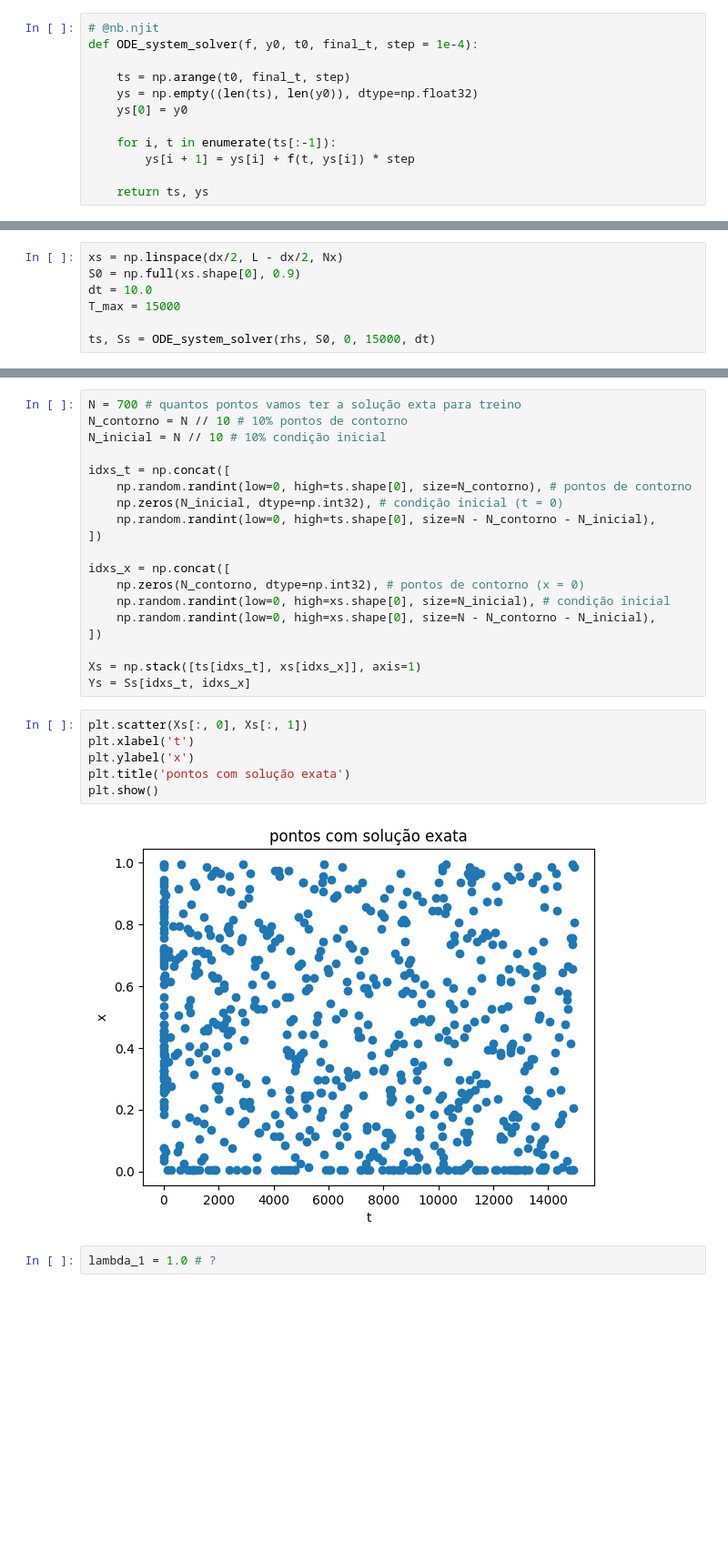
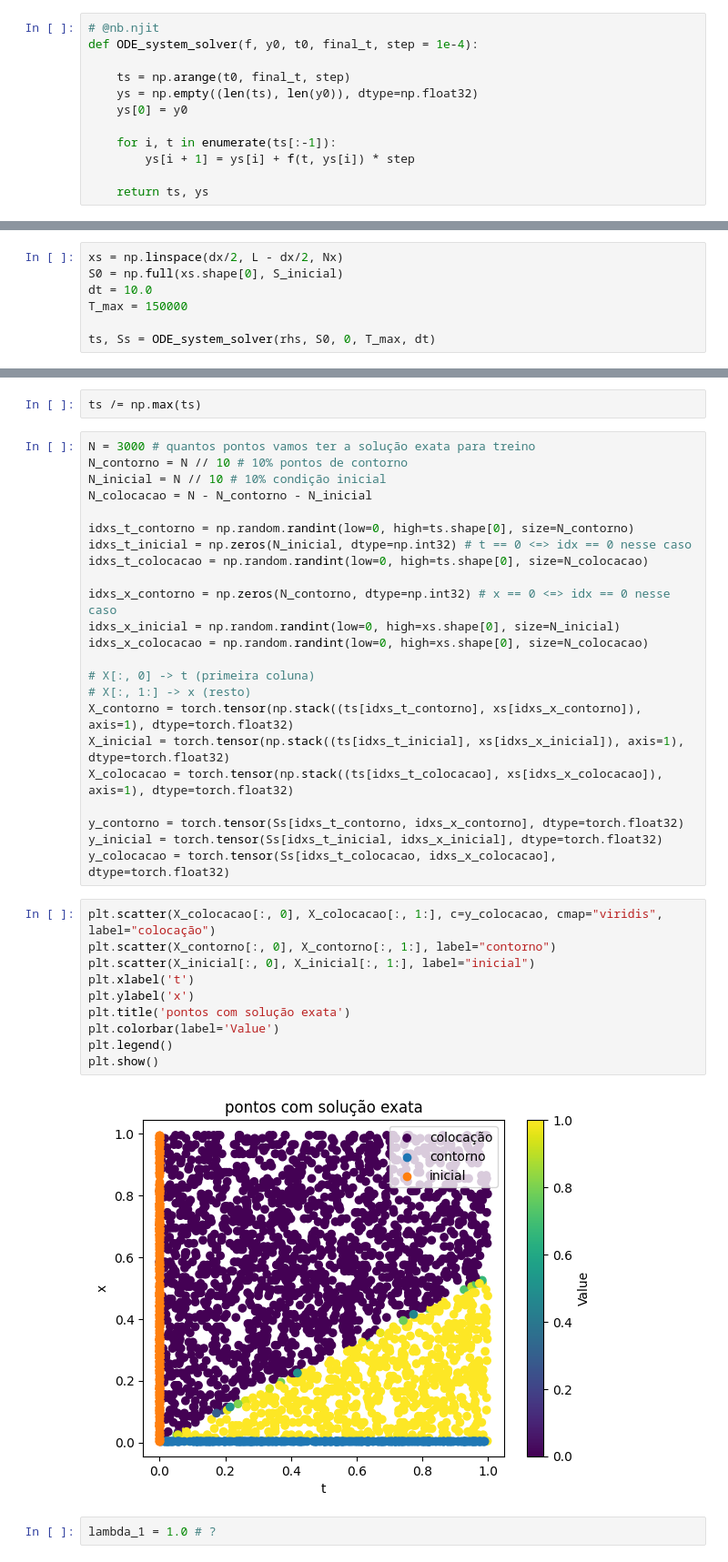
Before and after one commit to LabFluid/biossurfactantes, a Jupyter notebook: GA-PINN__teste.ipynb, the cells around one changed output, grey strips where cells are left out. Shown at 91% size. Drawn from its saved outputs; the diff is of its cells as text; blank space fills up the shorter version.

```diff
--- a/GA-PINN__teste.ipynb
+++ b/GA-PINN__teste.ipynb
@@ -67,9 +79,9 @@ def rhs(t, y):
     return -(F[1:] - F[:-1]) / (phi * dx)
 # %%
 xs = np.linspace(dx/2, L - dx/2, Nx)
-S0 = np.full(xs.shape[0], 0.9)
+S0 = np.full(xs.shape[0], S_inicial)
 dt = 10.0
-T_max = 15000
+T_max = 150000
 
-ts, Ss = ODE_system_solver(rhs, S0, 0, 15000, dt)
+ts, Ss = ODE_system_solver(rhs, S0, 0, T_max, dt)
 # %%
@@ -87,30 +99,40 @@ plt.show()
+# %%
+ts /= np.max(ts)
 # %%
-N = 700 # quantos pontos vamos ter a solução exta para treino
+N = 3000 # quantos pontos vamos ter a solução exata para treino
 N_contorno = N // 10 # 10% pontos de contorno
 N_inicial = N // 10 # 10% condição inicial
+N_colocacao = N - N_contorno - N_inicial
 
-idxs_t = np.concat([
-    np.random.randint(low=0, high=ts.shape[0], size=N_contorno), # pontos de contorno
-    np.zeros(N_inicial, dtype=np.int32), # condição inicial (t = 0)
-    np.random.randint(low=0, high=ts.shape[0], size=N - N_contorno - N_inicial),
-])
+idxs_t_contorno = np.random.randint(low=0, high=ts.shape[0], size=N_contorno)
+idxs_t_inicial = np.zeros(N_inicial, dtype=np.int32) # t == 0 <=> idx == 0 nesse caso
+idxs_t_colocacao = np.random.randint(low=0, high=ts.shape[0], size=N_colocacao)
 
-idxs_x = np.concat([
-    np.zeros(N_contorno, dtype=np.int32), # pontos de contorno (x = 0)
-    np.random.randint(low=0, high=xs.shape[0], size=N_inicial), # condição inicial
-    np.random.randint(low=0, high=xs.shape[0], size=N - N_contorno - N_inicial),
-])
+idxs_x_contorno = np.zeros(N_contorno, dtype=np.int32) # x == 0 <=> idx == 0 nesse caso
+idxs_x_inicial = np.random.randint(low=0, high=xs.shape[0], size=N_inicial)
+idxs_x_colocacao = np.random.randint(low=0, high=xs.shape[0], size=N_colocacao)
 
-Xs = np.stack([ts[idxs_t], xs[idxs_x]], axis=1)
-Ys = Ss[idxs_t, idxs_x]
+# X[:, 0] -> t (primeira coluna)
+# X[:, 1:] -> x (resto)
+X_contorno = torch.tensor(np.stack((ts[idxs_t_contorno], xs[idxs_x_contorno]), axis=1), dtype=torch.float32)
+X_inicial = torch.tensor(np.stack((ts[idxs_t_inicial], xs[idxs_x_inicial]), axis=1), dtype=torch.float32)
+X_colocacao = torch.tensor(np.stack((ts[idxs_t_colocacao], xs[idxs_x_colocacao]), axis=1), dtype=torch.float32)
+
+y_contorno = torch.tensor(Ss[idxs_t_contorno, idxs_x_contorno], dtype=torch.float32)
+y_inicial = torch.tensor(Ss[idxs_t_inicial, idxs_x_inicial], dtype=torch.float32)
+y_colocacao = torch.tensor(Ss[idxs_t_colocacao, idxs_x_colocacao], dtype=torch.float32)
 # %%
-plt.scatter(Xs[:, 0], Xs[:, 1])
+plt.scatter(X_colocacao[:, 0], X_colocacao[:, 1:], c=y_colocacao, cmap="viridis", label="colocação")
+plt.scatter(X_contorno[:, 0], X_contorno[:, 1:], label="contorno")
+plt.scatter(X_inicial[:, 0], X_inicial[:, 1:], label="inicial")
 plt.xlabel('t')
 plt.ylabel('x')
 plt.title('pontos com solução exata')
+plt.colorbar(label='Value')
+plt.legend()
 plt.show()
 # %% [output]
-[figure, old version]
+[figure, new version]
 # %%
 lambda_1 = 1.0 # ?
 # %%
```
Also changed, not shown: parts of 12 cells of this notebook.
